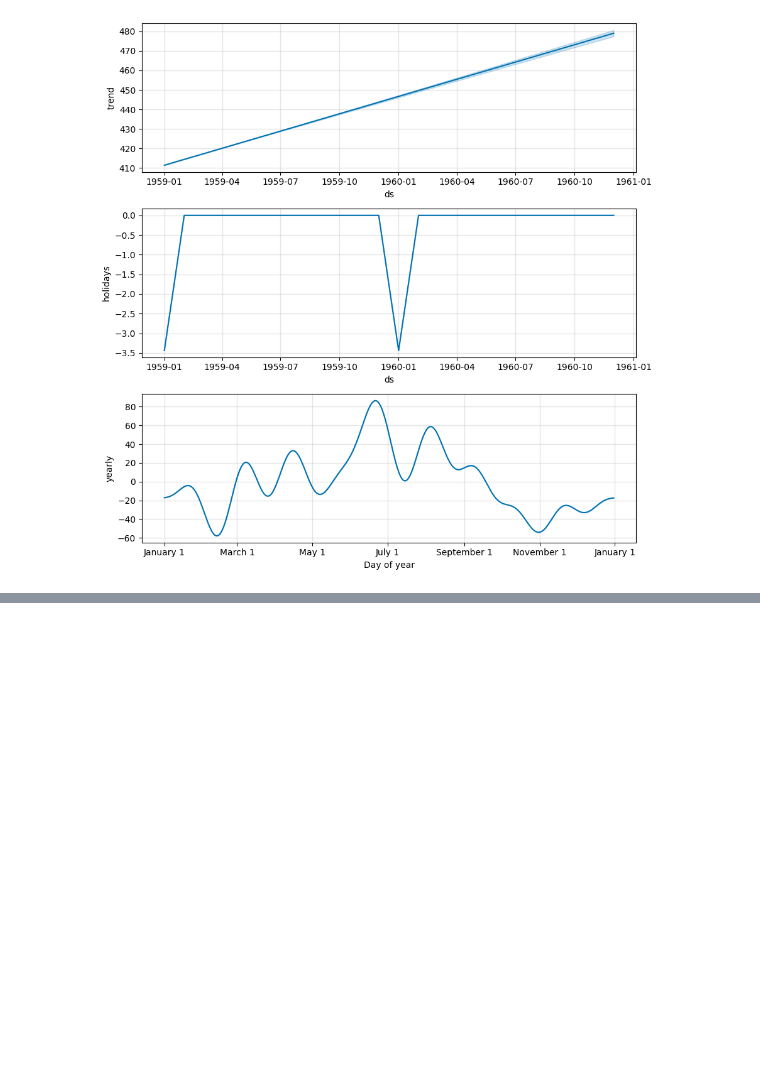
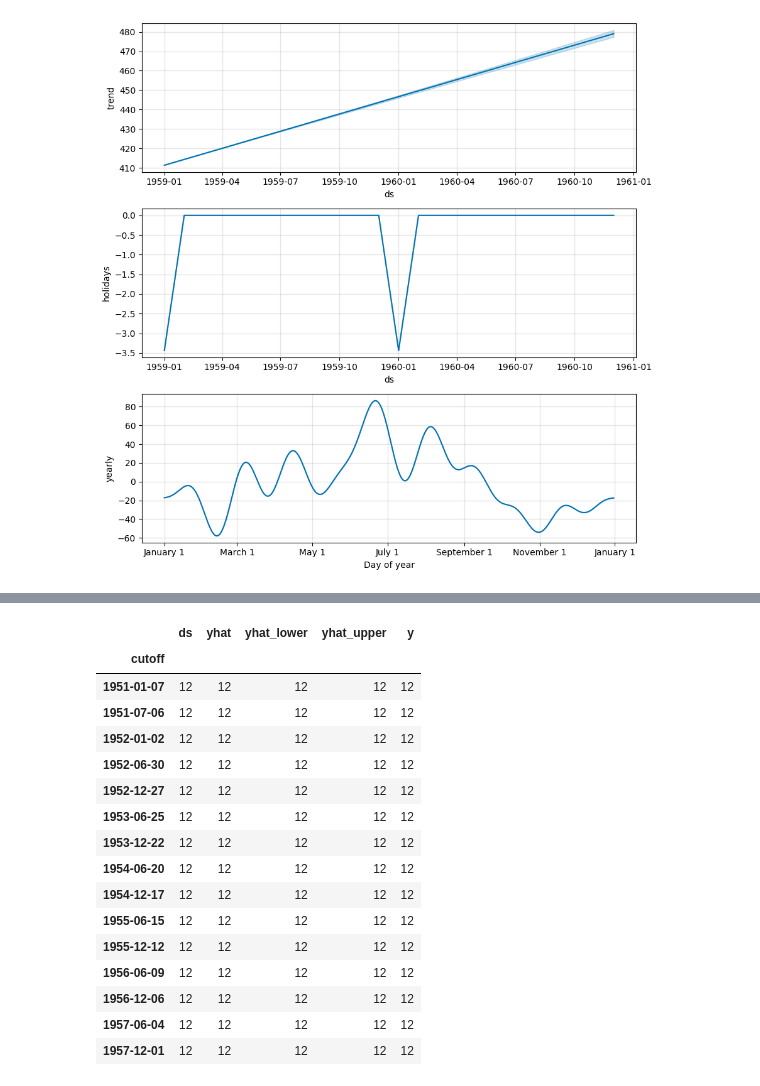
Before and after one commit to alliwene/time-series-prophet, a Jupyter notebook: air-passengers.ipynb, the cells around one changed output, grey strips where cells are left out. Saved outputs shown, nothing was run; the diff lists cells and outputs as text; code cells hidden in the pictures; blank space fills up the shorter version.

```diff
--- a/air-passengers.ipynb
+++ b/air-passengers.ipynb
@@ -193,0 +220,20 @@ train_df.head()
+# %%
+df_cv.groupby('cutoff').count()
+# %% [output]
+|  | ds | yhat | yhat_lower | yhat_upper | y |
+| cutoff |  |  |  |  |  |
+| 1951-01-07 | 12 | 12 | 12 | 12 | 12 |
+| 1951-07-06 | 12 | 12 | 12 | 12 | 12 |
+| 1952-01-02 | 12 | 12 | 12 | 12 | 12 |
+| 1952-06-30 | 12 | 12 | 12 | 12 | 12 |
+| 1952-12-27 | 12 | 12 | 12 | 12 | 12 |
+| 1953-06-25 | 12 | 12 | 12 | 12 | 12 |
+| 1953-12-22 | 12 | 12 | 12 | 12 | 12 |
+| 1954-06-20 | 12 | 12 | 12 | 12 | 12 |
+| 1954-12-17 | 12 | 12 | 12 | 12 | 12 |
+| 1955-06-15 | 12 | 12 | 12 | 12 | 12 |
+| 1955-12-12 | 12 | 12 | 12 | 12 | 12 |
+| 1956-06-09 | 12 | 12 | 12 | 12 | 12 |
+| 1956-12-06 | 12 | 12 | 12 | 12 | 12 |
+| 1957-06-04 | 12 | 12 | 12 | 12 | 12 |
+| 1957-12-01 | 12 | 12 | 12 | 12 | 12 |
```
Also changed, not shown: parts of 34 cells of this notebook, 2 other files.
